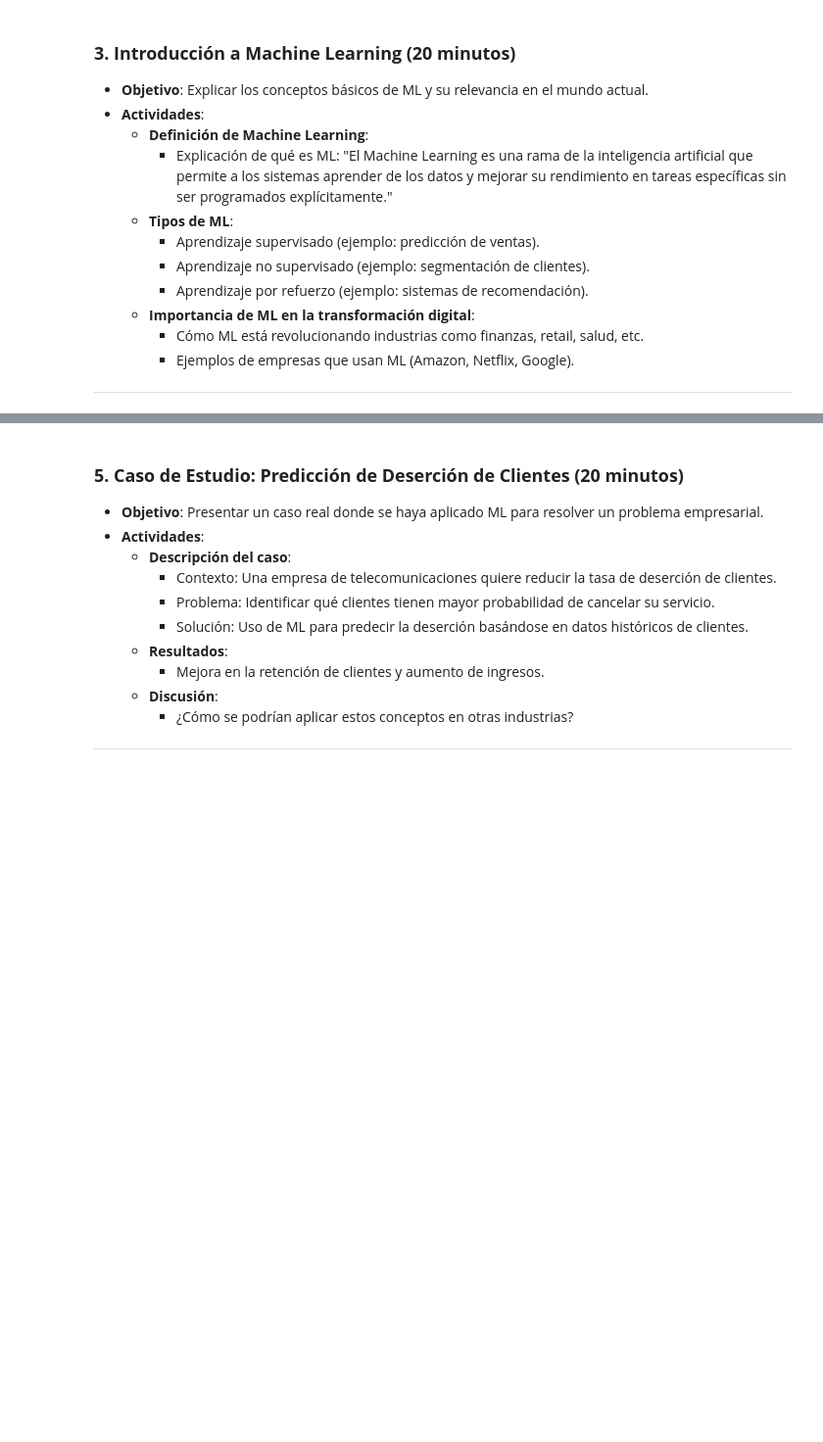
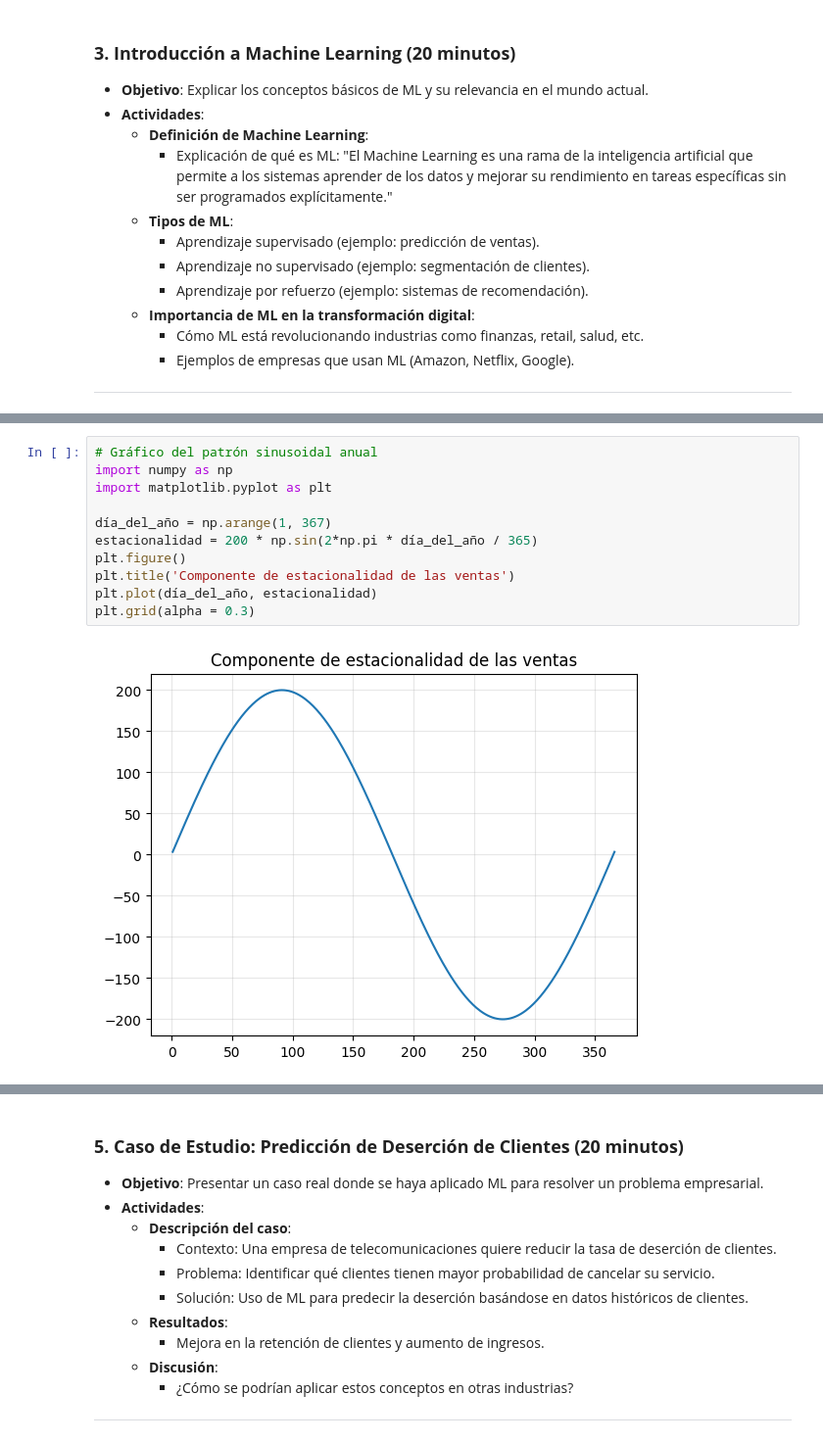
Before and after one commit to marco-canas/linea_invest_didact_math_data, a Jupyter notebook: 3_prop_invest_didact_ml_dl/1_g_lideres/4_fases_investig/1_2_diag_interven/2_secuencia_didac_ml/3_taller_regresion_part_1/3_sesion_teo_introduc/3_sesion_teo_introduc.ipynb, the cells around one changed output, grey strips where cells are left out. Shown at 98% size. Saved outputs shown, nothing was run; the diff lists cells and outputs as text; blank space fills up the shorter version.

```diff
--- a/3_prop_invest_didact_ml_dl/1_g_lideres/4_fases_investig/1_2_diag_interven/2_secuencia_didac_ml/3_taller_regresion_part_1/3_sesion_teo_introduc/3_sesion_teo_introduc.ipynb
+++ b/3_prop_invest_didact_ml_dl/1_g_lideres/4_fases_investig/1_2_diag_interven/2_secuencia_didac_ml/3_taller_regresion_part_1/3_sesion_teo_introduc/3_sesion_teo_introduc.ipynb
@@ -200,0 +135,13 @@ Proporcionar a los estudiantes una comprensión clara de los conceptos básicos
+# %%
+# Gráfico del patrón sinusoidal anual
+import numpy as np
+import matplotlib.pyplot as plt
+
+día_del_año = np.arange(1, 367)
+estacionalidad = 200 * np.sin(2*np.pi * día_del_año / 365)
+plt.figure()
+plt.title('Componente de estacionalidad de las ventas')
+plt.plot(día_del_año, estacionalidad)
+plt.grid(alpha = 0.3)
+# %% [output]
+[figure, added]
```
Also changed, not shown: parts of 48 cells of this notebook, 2 other files.
